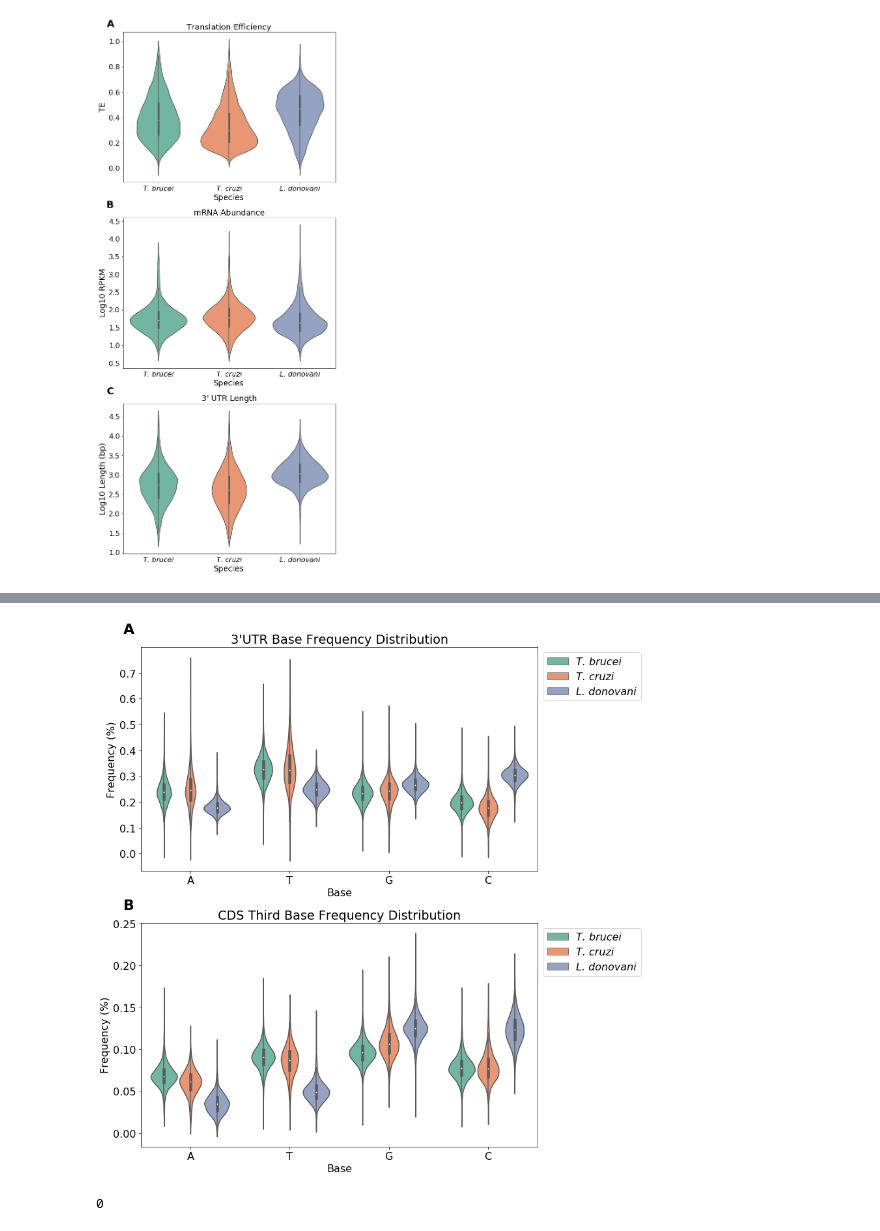
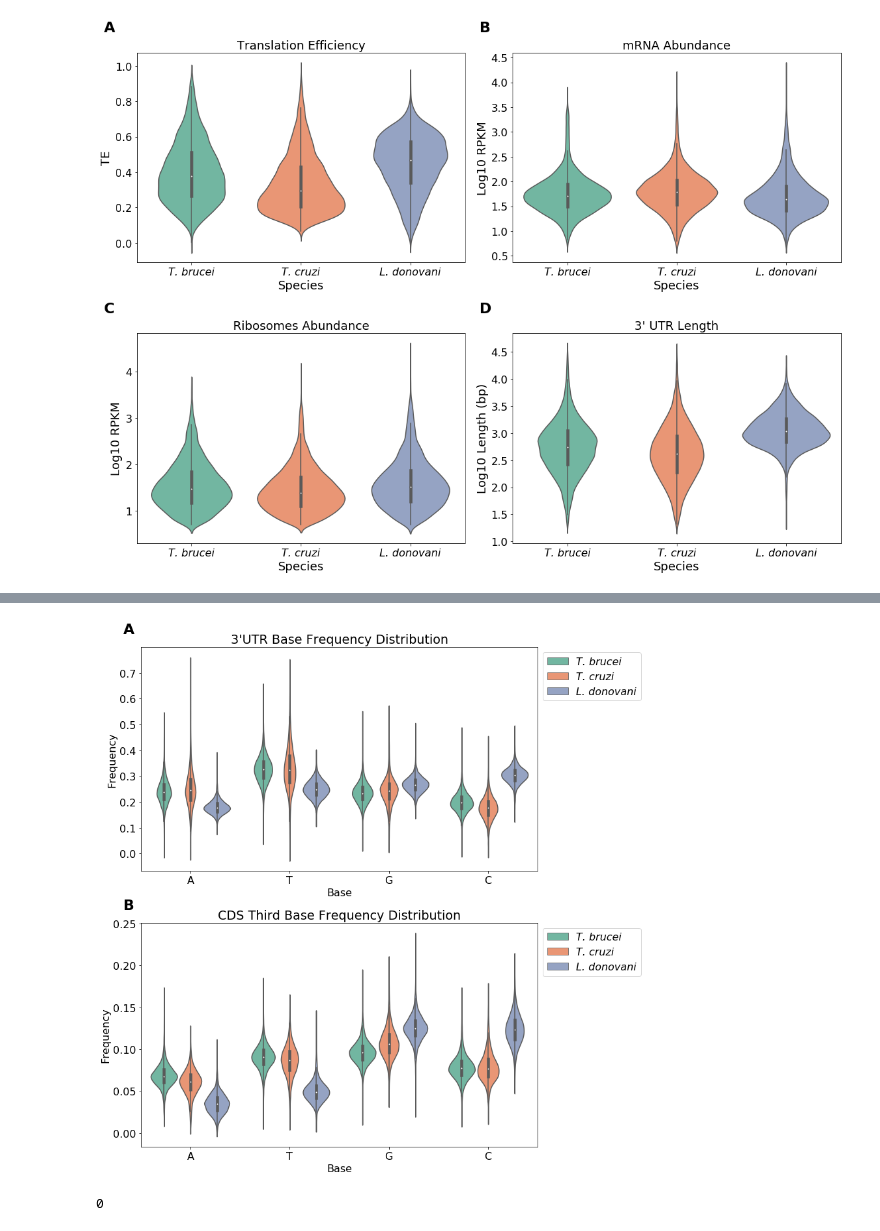
Before and after one commit to mtinti/decoding-gene-expression, a Jupyter notebook: compare.ipynb, the cells around one changed output, grey strips where cells are left out. Drawn from its saved outputs; the diff is of its cells as text; code cells hidden in the pictures.

Commit message:
final images

```diff
--- a/compare.ipynb
+++ b/compare.ipynb
@@ -10,10 +10,19 @@ TC_df = pd.read_pickle("TC/ML_DATASET_TC.pkl")
 TC_df['Species']='T. cruzi'
 TB_df = pd.read_pickle("TB/ML_DATASET_TB.pkl")
 TB_df['Species']='T. brucei'
+
+TB_df['ribo']=TB_df['mean_ribo']
+TB_df['mRNA']=TB_df['mean_rna']
+
+TC_df['ribo']=TC_df['ribo_counts']
+TC_df['mRNA']=TC_df['rna_counts']
+
+LD_df['ribo']=LD_df['ribo_counts']
+LD_df['mRNA']=LD_df['rna_counts']
 # %%
 df = pd.concat([
-    TB_df[['sequence_3p', 'TE', 'Species']],
-    TC_df[['sequence_3p', 'TE', 'Species']],
-    LD_df[['sequence_3p', 'TE', 'Species']] ])
+    TB_df[['sequence_3p', 'TE', 'ribo', 'mRNA', 'Species']],
+    TC_df[['sequence_3p', 'TE', 'ribo', 'mRNA', 'Species']],
+    LD_df[['sequence_3p', 'TE', 'ribo', 'mRNA', 'Species']] ])
 df.head()
 # %% [output]
@@ -56,38 +35,48 @@ df2.head()
+# %%
+df['ribo']=np.log10(df['ribo'])
+df['mRNA']=np.log10(df['mRNA'])
+df['len_3p']=np.log10(df['sequence_3p'].str.len())
+df['len_3bp']=df['sequence_3p'].str.len()
 # %%
 plt.rcParams.update({'font.size': 16})
-fig,axes=plt.subplots( figsize=(8,18) , nrows=3)
+fig, axes = plt.subplots(figsize=(16,12), nrows=2, ncols=2)
+axes = axes.flatten()
 
-sns.violinplot(data=df2,y='TE',x='Species',ax=axes[0],  palette='Set2')
-axes[0].set_title('Translation Efficiency',fontsize=18)
-axes[0].set_ylabel('TE',fontsize=18)
-axes[0].set_xlabel('Species',fontsize=18)
+# Create the violin plots as before
+sns.violinplot(data=df, y='TE', x='Species', ax=axes[0], palette='Set2')
+axes[0].set_title('Translation Efficiency', fontsize=18)
+axes[0].set_ylabel('TE', fontsize=18)
+axes[0].set_xlabel('Species', fontsize=18)
 axes[0].set_xticklabels(['T. brucei','T. cruzi','L. donovani'], style='italic')
-#axes[0].text(-0.8, 1.1, 'A', fontsize=18, weight='bold')
+axes[0].text(-0.1, 1.1, 'A', fontsize=22, weight='bold', transform=axes[0].transAxes)
 
-sns.violinplot(data=df2,y='rna_counts',x='Species',ax=axes[1],  palette='Set2')
-axes[1].set_ylabel('Log10 RPKM',fontsize=18)
-axes[1].set_title('mRNA Abundance',fontsize=18)
-axes[1].set_xlabel('Species',fontsize=18)
+sns.violinplot(data=df, y='mRNA', x='Species', ax=axes[1], palette='Set2')
+axes[1].set_ylabel('Log10 RPKM', fontsize=18)
+axes[1].set_title('mRNA Abundance', fontsize=18)
+axes[1].set_xlabel('Species', fontsize=18)
 axes[1].set_xticklabels(['T. brucei','T. cruzi','L. donovani'], style='italic')
-#axes[1].text(-0.8, 1.1, 'B', fontsize=18, weight='bold')
+axes[1].text(-0.1, 1.1, 'B', fontsize=22, weight='bold', transform=axes[1].transAxes)
 
-sns.violinplot(data=df2,y='len_3p',x='Species',ax=axes[2], palette='Set2')
-axes[2].set_ylabel('Log10 Length (bp)',fontsize=18)
-axes[2].set_title("3' UTR Length",fontsize=18)
-axes[2].set_xlabel('Species',fontsize=18)
+sns.violinplot(data=df, y='ribo', x='Species', ax=axes[2], palette='Set2')
+axes[2].set_ylabel('Log10 RPKM', fontsize=18)
+axes[2].set_title("Ribosomes Abundance", fontsize=18)
+axes[2].set_xlabel('Species', fontsize=18)
 axes[2].set_xticklabels(['T. brucei','T. cruzi','L. donovani'], style='italic')
-#axes[2].text(-0.8, 1.1, 'C', fontsize=18, weight='bold')
+axes[2].text(-0.1, 1.1, 'C', fontsize=22, weight='bold', transform=axes[2].transAxes)
 
-fig.text(0.06, 0.98,  'A', fontsize=22, weight='bold')
-fig.text(0.06, 0.66,  'B', fontsize=22, weight='bold')
-fig.text(0.06, 0.33,  'C', fontsize=22, weight='bold')
+sns.violinplot(data=df, y='len_3p', x='Species', ax=axes[3], palette='Set2')
+axes[3].set_ylabel('Log10 Length (bp)', fontsize=18)  # Fixed: was using axes[2] instead of axes[3]
+axes[3].set_title("3' UTR Length", fontsize=18)       # Fixed: was using axes[2] instead of axes[3]
+axes[3].set_xlabel('Species', fontsize=18)            # Fixed: was using axes[2] instead of axes[3]
+axes[3].set_xticklabels(['T. brucei','T. cruzi','L. donovani'], style='italic')
+axes[3].text(-0.1, 1.1, 'D', fontsize=22, weight='bold', transform=axes[3].transAxes)
 
 plt.tight_layout()
 plt.savefig('Fig 1B.svg')
 plt.savefig('Fig 1B.png')
 plt.show()
 # %% [output]
-[figure, old version]
+[figure, new version]
 # %%
 cols=['sequence_3p', 'Species','utr_3_count_A', 'utr_3_count_T', 'utr_3_count_C', 'utr_3_count_G',
       'third_base_A', 'third_base_T', 'third_base_G', 'third_base_C',]
@@ -112,7 +101,7 @@ import matplotlib.pyplot as plt
 plt.rcParams.update({'font.size': 16})
 fig,axes=plt.subplots( figsize=(12,12) , nrows=2)
 ax = axes[0]
-melted_df = pd.melt(df,
+melted_df = pd.melt(df2,
                     id_vars=['sequence_3p', 'Species'],
                     value_vars=['utr_3_count_A', 'utr_3_count_T', 'utr_3_count_G', 'utr_3_count_C'],
                     var_name='Base',
@@ -122,7 +111,7 @@ melted_df = pd.melt(df,
 melted_df['Base'] = melted_df['Base'].str.replace('utr_3_count_', '')
 sns.violinplot(data=melted_df, x='Base', y='frequency', hue='Species',  palette='Set2',ax=ax)
 ax.set_title("3'UTR Base Frequency Distribution")
-ax.set_ylabel('Frequency (%)')
+ax.set_ylabel('Frequency')
 #ax.set_xticklabels(['T. brucei','T. cruzi','L. donovani'], style='italic')
 # Italicize species names
 ax.legend(bbox_to_anchor=(1, 1), loc='upper left')
@@ -133,7 +122,7 @@ for t in legend.get_texts():
 
 ax = axes[1]
 # Melt the dataframe
-melted_df = pd.melt(df,
+melted_df = pd.melt(df2,
                     id_vars=['sequence_3p', 'Species'],
                     value_vars=['third_base_A', 'third_base_T', 'third_base_G', 'third_base_C'],
                     var_name='Base',
@@ -143,7 +132,7 @@ melted_df = pd.melt(df,
 melted_df['Base'] = melted_df['Base'].str.replace('third_base_', '')
 sns.violinplot(data=melted_df, x='Base', y='frequency', hue='Species',  palette='Set2',ax=ax)
 ax.set_title('CDS Third Base Frequency Distribution')
-ax.set_ylabel('Frequency (%)')
+ax.set_ylabel('Frequency')
 ax.legend(bbox_to_anchor=(1, 1), loc='upper left')
 
 legend = ax.get_legend()
@@ -155,7 +144,7 @@ fig.text(0.06, 0.49,  'B', fontsize=22, weight='bold')
 plt.tight_layout()
 plt.show()
 # %% [output]
-[figure, old version]
+[figure, new version]
 # %%
 0
 # %% [output]
```
Also changed, not shown: parts of 7 cells of this notebook, 6 other files.
